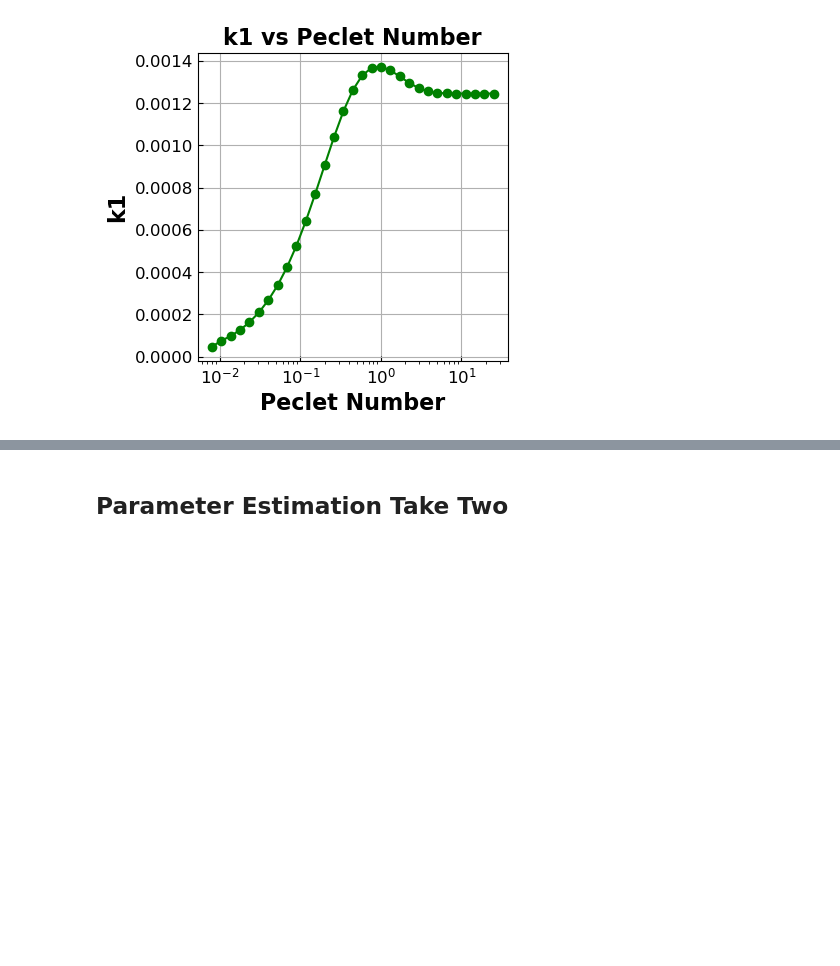
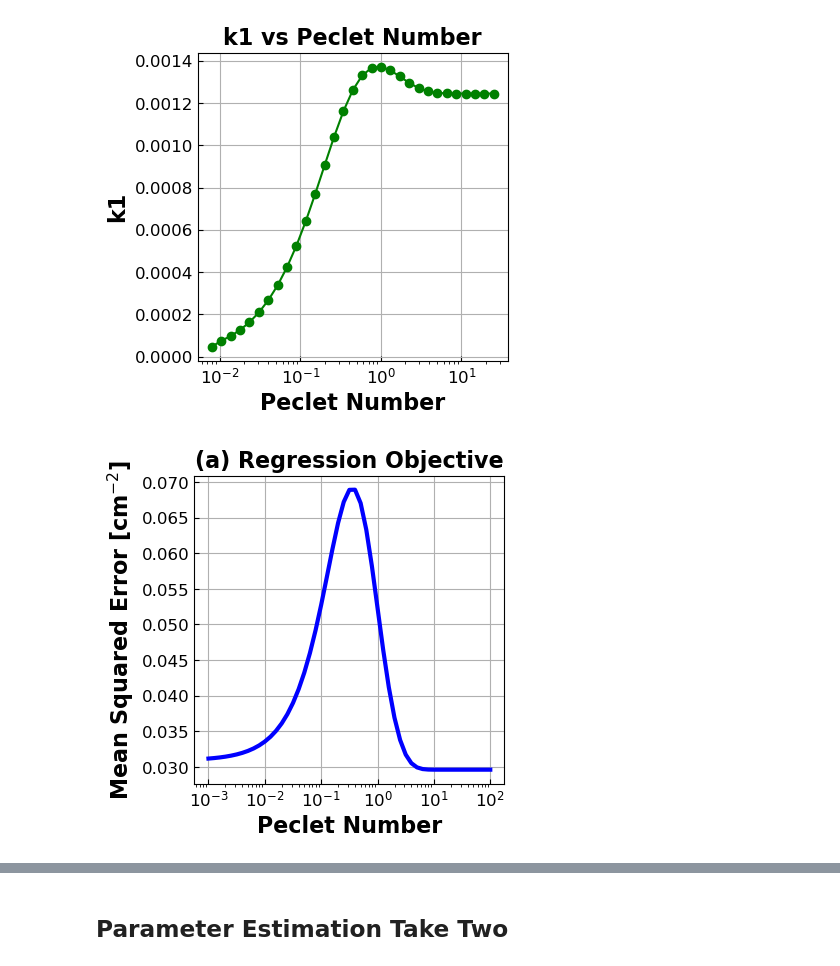
Before and after one commit to dowlinglab/dynamic-diafiltration-pyomo, a Jupyter notebook: DATA2_visualization.ipynb, the cells around one changed output, grey strips where cells are left out. Saved outputs shown, nothing was run; the diff lists cells and outputs as text; code cells hidden in the pictures; blank space fills up the shorter version.

Commit message:
Updated plots for partition coefficients

```diff
--- a/DATA2_visualization.ipynb
+++ b/DATA2_visualization.ipynb
@@ -670,3 +670,91 @@ Pe: 25.12, Objective: 1319.8496
 [figure]
 [figure]
 [figure]
+# %%
+def linear_regression(data, Pe):
+
+    import statsmodels.api as sm
+
+    expPe = np.exp(Pe)
+
+    Js = data["Js"]
+    Jw = data["Jw"]
+    cIn = data["cIn"]
+    cH = data["cH"]
+
+    y = Js / Jw
+
+    x0 = (cIn * expPe - cH ) / (expPe - 1)
+
+    x1 = (cIn**2 * expPe - cH**2) / (expPe - 1)
+
+    # Perform linear regression without intercept
+    X = np.column_stack((x0, x1))
+
+
+    results = sm.OLS(y, X).fit()
+
+    # print(results.summary())
+
+
+    k0, k1, mse, se_k0, se_k1 = results.params[0], results.params[1], results.mse_resid, results.bse[0], results.bse[1]
+
+    return k0, k1, mse, se_k0, se_k1, results
+
+
+# Loop over several Pe values
+Pe_values = np.logspace(-3, 2, 51)
+objective = np.zeros(len(Pe_values))
+k0_values = np.zeros(len(Pe_values))
+k1_values = np.zeros(len(Pe_values))
+k0_se = np.zeros(len(Pe_values))
+k1_se = np.zeros(len(Pe_values))
+
+for i, Pe in enumerate(Pe_values):
+    k0_values[i], k1_values[i], objective[i], k0_se[i], k1_se[i], results_tmp = linear_regression(no_startup, Pe)
+
+# Plot the objective function
+fig = plt.figure(figsize=(4, 4))
+plt.plot(Pe_values, objective, 'b-', linewidth=3)
+plt.xscale('log')
+plt.xlabel('Peclet Number', fontsize=16, fontweight='bold')
+plt.ylabel('Mean Squared Error [cm$^{-2}$]', fontsize=16, fontweight='bold')
+plt.xticks(fontsize=12)
+plt.yticks(fontsize=12)
+plt.tick_params(direction="in")
+plt.title('(a) Regression Objective', fontsize=16, fontweight='bold')
+plt.grid(True)
+plt.savefig('objective_function_sensitivity.png', dpi=300, bbox_inches='tight')
+plt.show()
+
+# Plot k0 values
+fig = plt.figure(figsize=(4, 4))
+plt.plot(Pe_values, k0_values, 'r-', linewidth=3)
+plt.xscale('log')
+plt.fill_between(Pe_values, k0_values - 2*k0_se, k0_values + 2*k0_se, color='red', alpha=0.3)
+plt.xlabel('Peclet Number', fontsize=16, fontweight='bold')
+plt.ylabel('h$_0$ [--]', fontsize=16, fontweight='bold')
+plt.xticks(fontsize=12)
+plt.yticks(fontsize=12)
+plt.tick_params(direction="in")
+plt.title('(b) Partition Coefficient h$_0$', fontsize=16, fontweight='bold')
+plt.grid(True)
+plt.savefig('partition_coefficient_h0_sensitivity.png', dpi=300, bbox_inches='tight')
+plt.show()
+
+# Plot k1 values
+fig = plt.figure(figsize=(4, 4))
+plt.plot(Pe_values, k1_values, 'g-', linewidth=3)
+plt.fill_between(Pe_values, k1_values - 2*k1_se, k1_values + 2*k1_se, color='green', alpha=0.3)
+plt.xscale('log')
+plt.title('(c) Partition Coefficient h$_1$', fontsize=16, fontweight='bold')
+plt.xlabel('Peclet Number', fontsize=16, fontweight='bold')
+plt.ylabel('h$_1$ [mM$^{-1}$]', fontsize=16, fontweight='bold')
+plt.xticks(fontsize=12)
+plt.yticks(fontsize=12)
+plt.tick_params(direction="in")
+plt.grid(True)
+plt.savefig('partition_coefficient_h1_sensitivity.png', dpi=300, bbox_inches='tight')
+plt.show()
+# %% [output]
+[figure, added]
```
Also changed, not shown: parts of 11 cells of this notebook, 3 other files.
